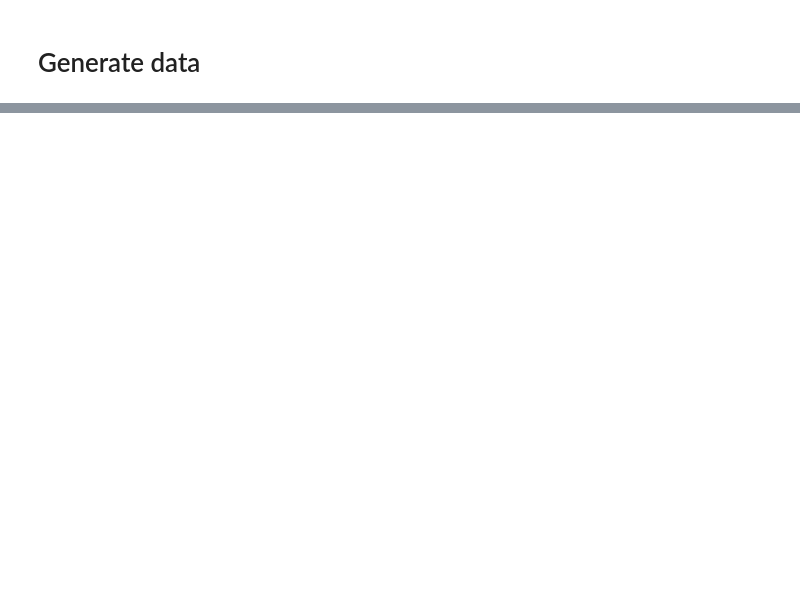
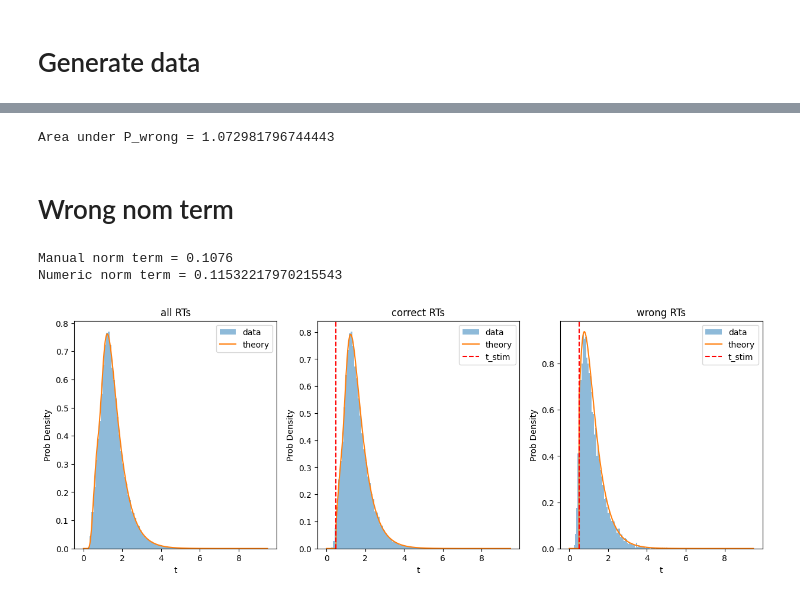
Before and after one commit to rakaar/ddm_codes, a Jupyter notebook: action_init_ddm/psiam_delay_paper_fit.ipynb, the cells around one changed output, grey strips where cells are left out. Drawn from its saved outputs; the diff is of its cells as text; code cells hidden in the pictures; blank space fills up the shorter version.

```diff
--- a/action_init_ddm/psiam_delay_paper_fit.ipynb
+++ b/action_init_ddm/psiam_delay_paper_fit.ipynb
@@ -232,0 +234,7 @@ plt.xlabel('t'); plt.ylabel('Prob Density');plt.title('correct  and wrong RTs');
+# %%
+# Area under P_wrong
+print(f'Area under P_wrong = {np.trapz(P_wrong, t_pts)}')
+# %% [output]
+Area under P_wrong = 1.072981796744443
+# %% [markdown]
+# Wrong nom term
@@ -232,0 +261,30 @@ plt.xlabel('t'); plt.ylabel('Prob Density');plt.title('correct  and wrong RTs');
+# %%
+print(f'Manual norm term = {len(choice_down_idx_non_abort)/len(RTs)}')
+print(f'Numeric norm term = {wrong_norm_numeric}')
+# %% [output]
+Manual norm term = 0.1076
+Numeric norm term = 0.11532217970215543
+# %%
+plt.figure(figsize=(15, 5))
+
+plt.subplot(1,3,1)
+plt.hist(RTs, bins=100, alpha=0.5, label='data', density=True);
+plt.plot(t_pts, P_all, label='theory');
+plt.legend();
+plt.xlabel('t'); plt.ylabel('Prob Density');plt.title('all RTs');
+
+plt.subplot(1,3,2)
+plt.hist(RTs_up, bins=100, alpha=0.5, label='data', density=True);
+plt.plot(t_pts, P_correct, label='theory');
+plt.axvline(x=t_stim, label='t_stim',linestyle='--', color='r')
+plt.legend();
+plt.xlabel('t'); plt.ylabel('Prob Density');plt.title('correct RTs');
+
+plt.subplot(1,3,3)
+plt.hist(RTs_down, bins=100, alpha=0.5, label='data', density=True);
+plt.plot(t_pts, P_wrong, label='theory');
+plt.axvline(x=t_stim, label='t_stim',linestyle='--', color='r')
+plt.legend();
+plt.xlabel('t'); plt.ylabel('Prob Density');plt.title('wrong RTs');
+# %% [output]
+[figure, added]
```
Also changed, not shown: parts of 51 cells of this notebook, 6 other files.
